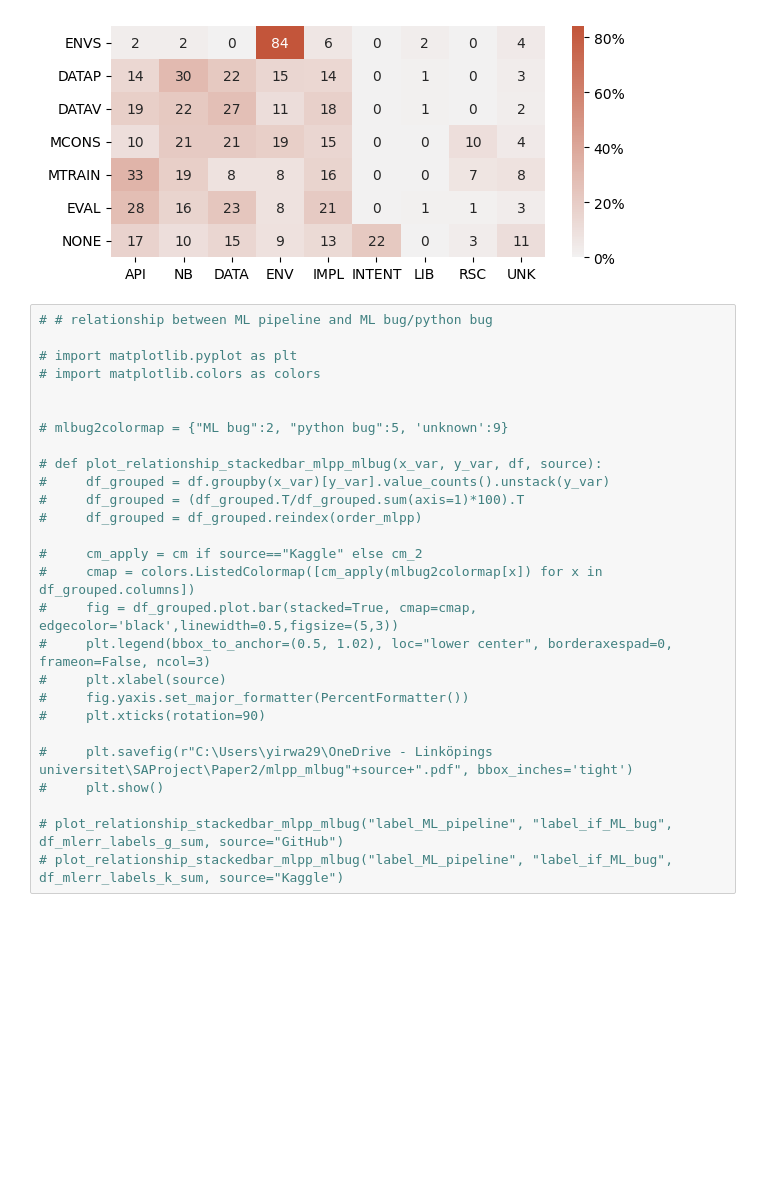
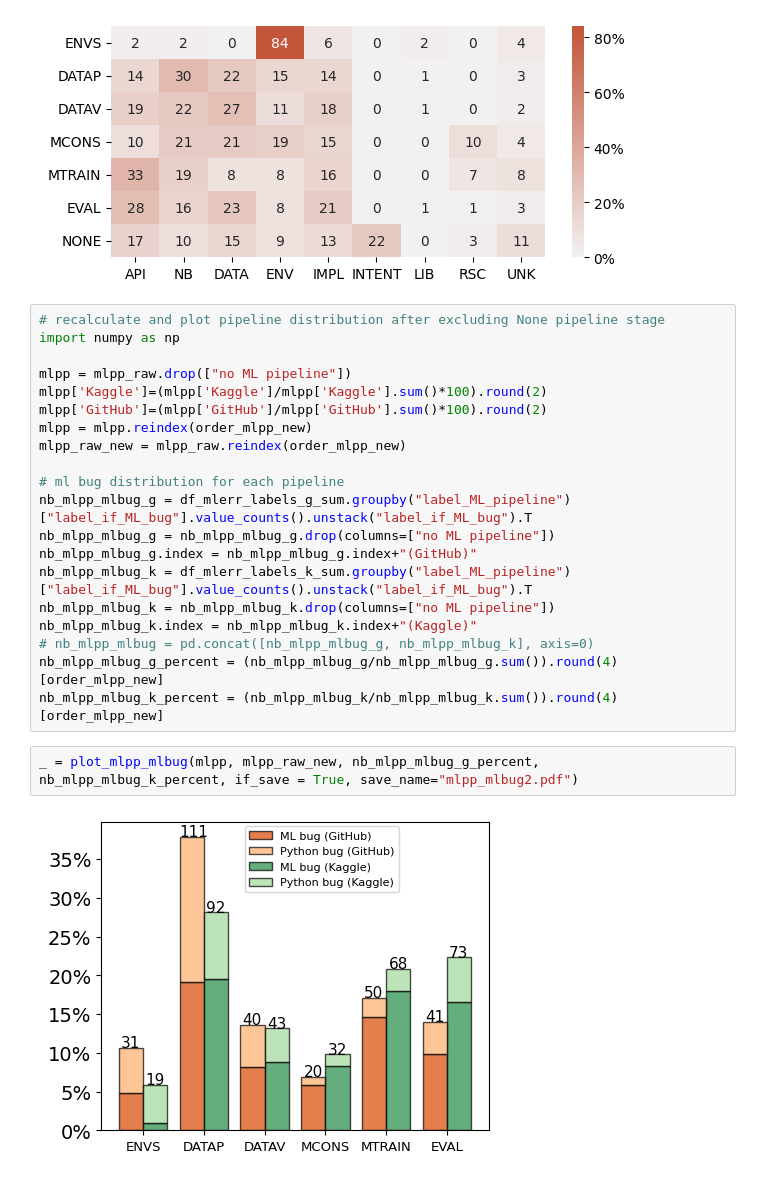
Before and after one commit to PELAB-LiU/jupyter_nbs_empirical, a Jupyter notebook: notebook_error_analysis-manual_labels_plots_rqs.ipynb, the cells around one changed output. Saved outputs shown, nothing was run; the diff lists cells and outputs as text; blank space fills up the shorter version.

Commit message:
additional statistictest on mlpp

```diff
--- a/notebook_error_analysis-manual_labels_plots_rqs.ipynb
+++ b/notebook_error_analysis-manual_labels_plots_rqs.ipynb
@@ -865,30 +886,27 @@ s.set(xlabel='', ylabel='')
 plt.show()
 # %% [output]
 [figure]
+# %%
+# recalculate and plot pipeline distribution after excluding None pipeline stage
+import numpy as np
+
+mlpp = mlpp_raw.drop(["no ML pipeline"])
+mlpp['Kaggle']=(mlpp['Kaggle']/mlpp['Kaggle'].sum()*100).round(2)
+mlpp['GitHub']=(mlpp['GitHub']/mlpp['GitHub'].sum()*100).round(2)
+mlpp = mlpp.reindex(order_mlpp_new)
+mlpp_raw_new = mlpp_raw.reindex(order_mlpp_new)
+
+# ml bug distribution for each pipeline
+nb_mlpp_mlbug_g = df_mlerr_labels_g_sum.groupby("label_ML_pipeline")["label_if_ML_bug"].value_counts().unstack("label_if_ML_bug").T
+nb_mlpp_mlbug_g = nb_mlpp_mlbug_g.drop(columns=["no ML pipeline"])
+nb_mlpp_mlbug_g.index = nb_mlpp_mlbug_g.index+"(GitHub)"
+nb_mlpp_mlbug_k = df_mlerr_labels_k_sum.groupby("label_ML_pipeline")["label_if_ML_bug"].value_counts().unstack("label_if_ML_bug").T
+nb_mlpp_mlbug_k = nb_mlpp_mlbug_k.drop(columns=["no ML pipeline"])
+nb_mlpp_mlbug_k.index = nb_mlpp_mlbug_k.index+"(Kaggle)"
+# nb_mlpp_mlbug = pd.concat([nb_mlpp_mlbug_g, nb_mlpp_mlbug_k], axis=0)
+nb_mlpp_mlbug_g_percent = (nb_mlpp_mlbug_g/nb_mlpp_mlbug_g.sum()).round(4)[order_mlpp_new]
+nb_mlpp_mlbug_k_percent = (nb_mlpp_mlbug_k/nb_mlpp_mlbug_k.sum()).round(4)[order_mlpp_new]
 # %%
-# # relationship between ML pipeline and ML bug/python bug
-
-# import matplotlib.pyplot as plt
-# import matplotlib.colors as colors
-
-
-# mlbug2colormap = {"ML bug":2, "python bug":5, 'unknown':9}
-
-# def plot_relationship_stackedbar_mlpp_mlbug(x_var, y_var, df, source):
-#     df_grouped = df.groupby(x_var)[y_var].value_counts().unstack(y_var)
-#     df_grouped = (df_grouped.T/df_grouped.sum(axis=1)*100).T
-#     df_grouped = df_grouped.reindex(order_mlpp)
-
-#     cm_apply = cm if source=="Kaggle" else cm_2
-#     cmap = colors.ListedColormap([cm_apply(mlbug2colormap[x]) for x in df_grouped.columns])
-#     fig = df_grouped.plot.bar(stacked=True, cmap=cmap, edgecolor='black',linewidth=0.5,figsize=(5,3))
-#     plt.legend(bbox_to_anchor=(0.5, 1.02), loc="lower center", borderaxespad=0, frameon=False, ncol=3)
-#     plt.xlabel(source)
-#     fig.yaxis.set_major_formatter(PercentFormatter())
-#     plt.xticks(rotation=90)
-
-#     plt.savefig(r"C:\Users\yirwa29\OneDrive - Linköpings universitet\SAProject\Paper2/mlpp_mlbug"+source+".pdf", bbox_inches='tight')
-#     plt.show()
-
-# plot_relationship_stackedbar_mlpp_mlbug("label_ML_pipeline", "label_if_ML_bug", df_mlerr_labels_g_sum, source="GitHub")
-# plot_relationship_stackedbar_mlpp_mlbug("label_ML_pipeline", "label_if_ML_bug", df_mlerr_labels_k_sum, source="Kaggle")
+_ = plot_mlpp_mlbug(mlpp, mlpp_raw_new, nb_mlpp_mlbug_g_percent, nb_mlpp_mlbug_k_percent, if_save = True, save_name="mlpp_mlbug2.pdf")
+# %% [output]
+[figure, added]
```
Also changed, not shown: parts of 11 cells of this notebook, 1 other file.
